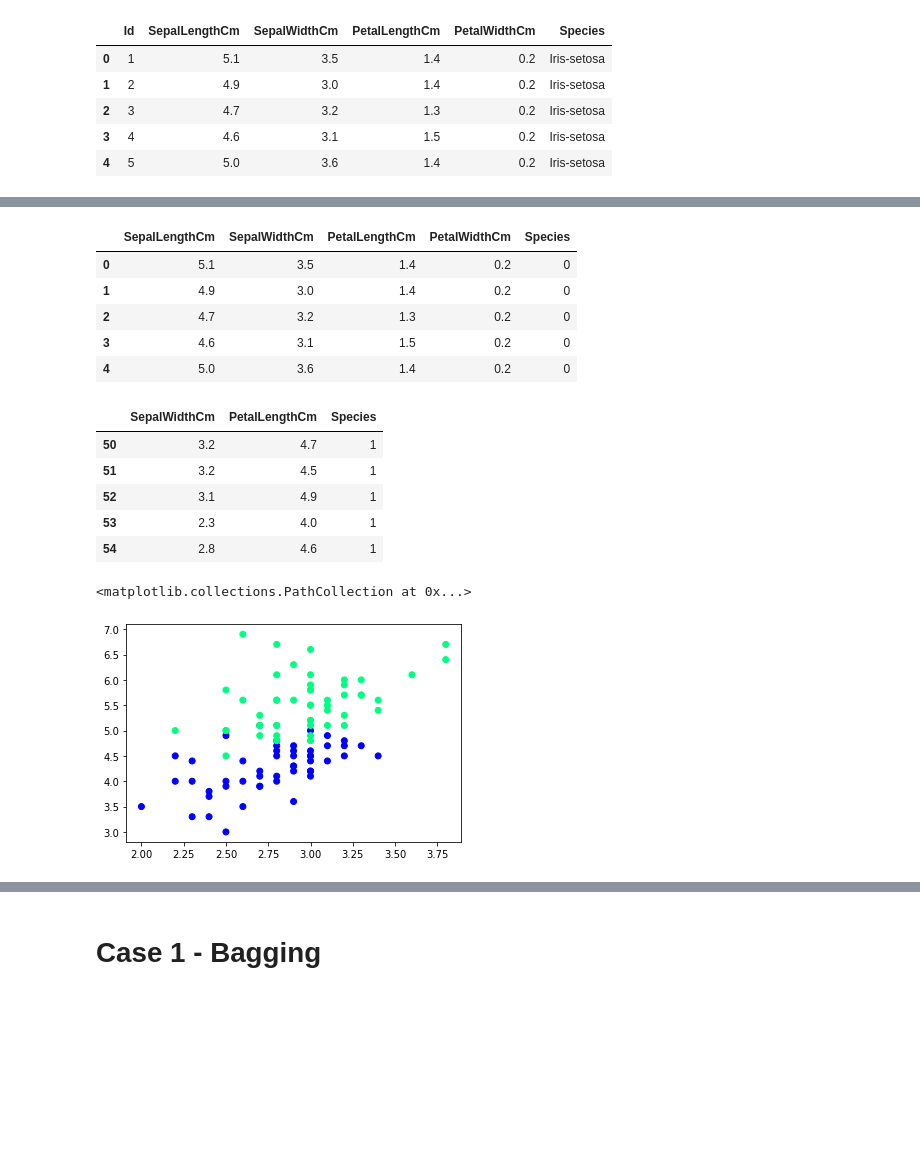
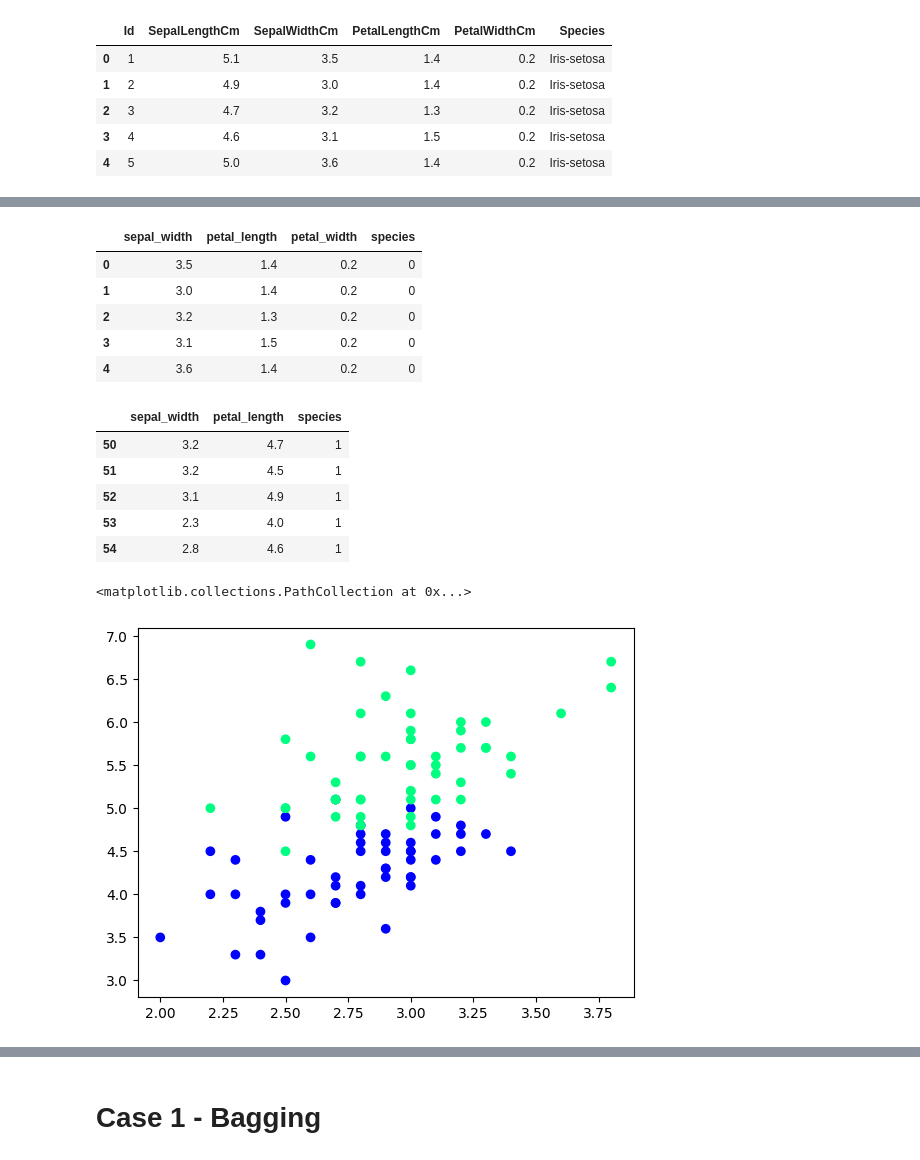
Before and after one commit to meraviverma/MachineLearning_Intro, a Jupyter notebook: 100-Days-ML-Code/Day9_bagging-learning-tool.ipynb, the cells around one changed output, grey strips where cells are left out. Saved outputs shown, nothing was run; the diff lists cells and outputs as text; code cells hidden in the pictures; blank space fills up the shorter version.

```diff
--- a/100-Days-ML-Code/Day9_bagging-learning-tool.ipynb
+++ b/100-Days-ML-Code/Day9_bagging-learning-tool.ipynb
@@ -22,0 +41,5 @@ FileNotFoundError: [Errno 2] No such file or directory: '/kaggle/input/iris/Iris
+# %%
+#Import the data from the provided URL and store it as a DataFrame
+df = pd.read_csv("https://archive.ics.uci.edu/ml/machine-learning-databases/iris/iris.data", header=None, names=['sepal_length', 'sepal_width', 'petal_length', 'petal_width', 'species'])
+#Print
+df.head()
@@ -45,22 +77,22 @@ from sklearn.preprocessing import LabelEncoder
 # %%
 encoder = LabelEncoder()
 # %%
-df['Species'] = encoder.fit_transform(df['Species'])
+df['species'] = encoder.fit_transform(df['species'])
 # %%
 df.head()
 # %% [output]
-|  | SepalLengthCm | SepalWidthCm | PetalLengthCm | PetalWidthCm | Species |
-| 0 | 5.1 | 3.5 | 1.4 | 0.2 | 0 |
-| 1 | 4.9 | 3.0 | 1.4 | 0.2 | 0 |
-| 2 | 4.7 | 3.2 | 1.3 | 0.2 | 0 |
-| 3 | 4.6 | 3.1 | 1.5 | 0.2 | 0 |
-| 4 | 5.0 | 3.6 | 1.4 | 0.2 | 0 |
+|  | sepal_width | petal_length | petal_width | species |
+| 0 | 3.5 | 1.4 | 0.2 | 0 |
+| 1 | 3.0 | 1.4 | 0.2 | 0 |
+| 2 | 3.2 | 1.3 | 0.2 | 0 |
+| 3 | 3.1 | 1.5 | 0.2 | 0 |
+| 4 | 3.6 | 1.4 | 0.2 | 0 |
 # %%
-df = df[df['Species'] != 0][['SepalWidthCm','PetalLengthCm','Species']]
+df = df[df['species'] != 0][['sepal_width','petal_length','species']]
 # %%
 df.head()
 # %% [output]
-|  | SepalWidthCm | PetalLengthCm | Species |
+|  | sepal_width | petal_length | species |
 | 50 | 3.2 | 4.7 | 1 |
 | 51 | 3.2 | 4.5 | 1 |
 | 52 | 3.1 | 4.9 | 1 |
@@ -70,10 +102,10 @@ df.head()
 import seaborn as sns
 import matplotlib.pyplot as plt
 # %%
-plt.scatter(df['SepalWidthCm'],df['PetalLengthCm'],c=df['Species'],cmap='winter')
+plt.scatter(df['sepal_width'],df['petal_length'],c=df['species'],cmap='winter')
 # %% [output]
 <matplotlib.collections.PathCollection at 0x...>
-[figure, old version]
+[figure, new version]
 # %%
 df_train = df.iloc[:60,:].sample(10)
 df_train
```
Also changed, not shown: parts of 20 cells of this notebook.
